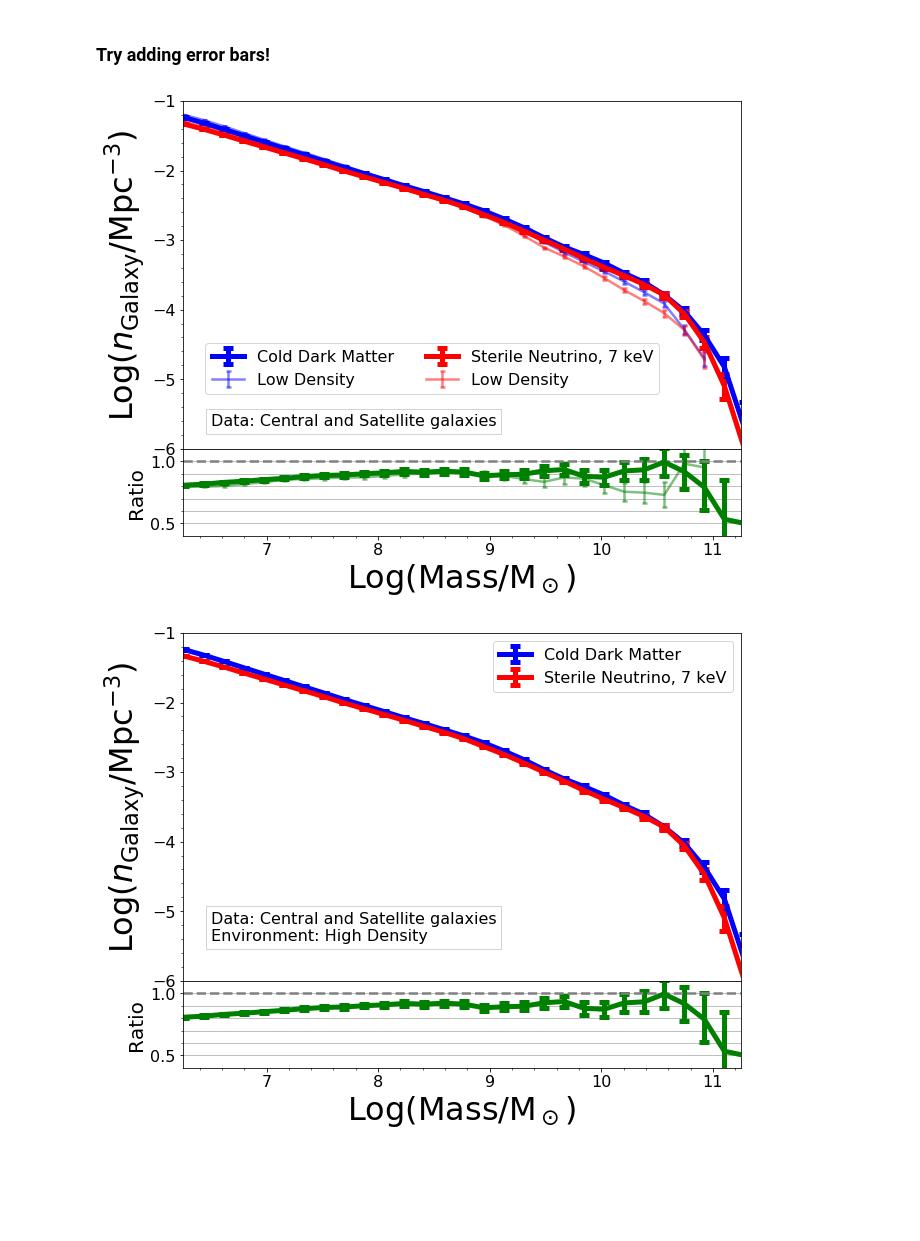
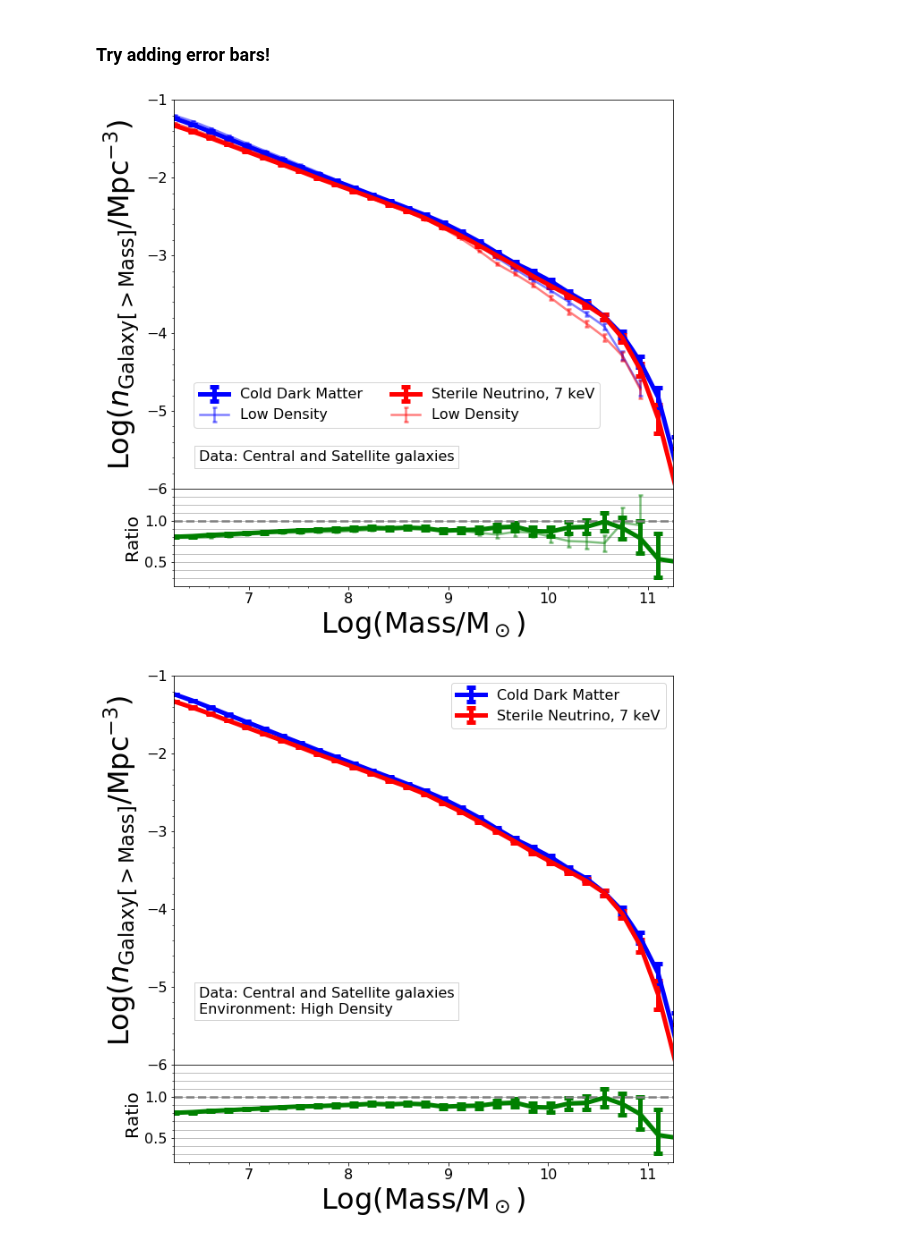
Before and after one commit to mshiferaw/WDM, a Jupyter notebook: Summer 2020/0 Environment_Galaxies_Part3.ipynb, the cells around one changed output. Cells and saved outputs as stored; diff of their text form; code cells hidden in the pictures; blank space fills up the shorter version.

```diff
--- a/Summer 2020/0 Environment_Galaxies_Part3.ipynb
+++ b/Summer 2020/0 Environment_Galaxies_Part3.ipynb
@@ -797,7 +797,7 @@ n_wdm_low = N_wdm_low/volume
 textstr = 'Data: Central and Satellite galaxies'
 props = dict(facecolor='none', edgecolor='lightgrey', pad = 5.0)
 
-plt.figure(figsize=(10,8))
+plt.figure(figsize=(10,10))
 grid = gridspec.GridSpec(2,1, height_ratios = [4,1])
 grid.update(hspace = 0)
 grid0 = plt.subplot(grid[0])
@@ -806,36 +806,36 @@ grid1 = plt.subplot(grid[1])
 grid0.errorbar(np.log10(bins[:-1]),np.log10(n_cdm_top),yerr=[low_lim_cdm_top,up_lim_cdm_top],
                capsize = 5,capthick = 5,label = "Cold Dark Matter",linewidth = 5,color = "blue")
 grid0.errorbar(np.log10(bins[:-1]),np.log10(n_cdm_low),yerr = [low_lim_cdm_low,up_lim_cdm_low],
                capsize = 2.5,capthick = 2.5,label = "Low Density",linewidth = 2.5, color = "blue",alpha = 0.5)
 grid0.errorbar(np.log10(bins[:-1]),np.log10(n_wdm_top),yerr = [low_lim_wdm_top,up_lim_wdm_top],
                capsize = 5,capthick = 5,label = "Sterile Neutrino, 7 keV",linewidth = 5,color = "red")
 grid0.errorbar(np.log10(bins[:-1]),np.log10(n_wdm_low),yerr = [low_lim_wdm_low,up_lim_wdm_low],
                capsize = 2.5,capthick = 2.5,label = "Low Density",linewidth = 2.5, color = "red",alpha = 0.5)
-grid0.set_ylabel(r"Log($n_{\rm {Galaxy}}$/Mpc$^{-3}$)", fontsize = 32)
+grid0.set_ylabel(r"Log($n_{\rm {Galaxy[>Mass]}}$/Mpc$^{-3}$)", fontsize = 32)
 grid0.legend(fontsize=16,loc=[0.0405,0.1575],ncol=2) # [0.09,0.17] [0.15, 0.175]
 grid0.minorticks_on()
 grid0.tick_params(labelsize=16)
 grid0.set_ylim(-6, -1)
 grid0.set_xlim(6.25, 11.25)
 grid0.text(0.05, 0.1, textstr, transform=grid0.transAxes, fontsize=16, verticalalignment='top', bbox=props)
 
 grid1.errorbar(np.log10(bins[:-1]), ratio_top, yerr = [low_lim_ratio_top, up_lim_ratio_top],
                capsize = 5, capthick = 5, linewidth = 5, color = "green")
 grid1.errorbar(np.log10(bins[:-1]), ratio_low, yerr = [low_lim_ratio_low, up_lim_ratio_low],
                capsize = 2.5, capthick = 2.5, linewidth = 2.5, color = "green", alpha = 0.5)
 grid1.set_xlabel("Log(Mass/M$_\odot$)", fontsize = 32)
 grid1.set_ylabel("Ratio", fontsize = 20)
 grid1.axhline(y = 1, color = "grey", ls = "--", linewidth = 2.5)
 grid1.minorticks_on()
 grid1.tick_params(labelsize=16)
-grid1.set_ylim(0.4, 1.1)
+grid1.set_ylim(0.2, 1.4)
 grid1.set_xlim(6.25, 11.25)
 grid1.yaxis.grid(which = "both")
 
 plt.savefig('Images/Summer2020/CSMF_Reverse.pdf')
 plt.show()
 # %% [output]
-[figure, old version]
+[figure, new version]
 # %%
 # line plot of histogram
 
@@ -848,7 +848,7 @@ textstr = '\n'.join((
     r'Environment: High Density'))
 props = dict(facecolor='none', edgecolor='lightgrey', pad = 5.0)
 
-plt.figure(figsize=(10,8))
+plt.figure(figsize=(10,10))
 grid = gridspec.GridSpec(2,1, height_ratios = [4,1])
 grid.update(hspace = 0)
 grid0 = plt.subplot(grid[0])
@@ -858,7 +858,7 @@ grid0.errorbar(np.log10(bins[:-1]),np.log10(n_cdm),yerr=[low_lim_cdm_top,up_lim_
                capsize = 5,capthick = 5,label = "Cold Dark Matter",linewidth = 5,color = "blue")
 grid0.errorbar(np.log10(bins[:-1]),np.log10(n_wdm),yerr = [low_lim_wdm_top,up_lim_wdm_top],
                capsize = 5,capthick = 5,label = "Sterile Neutrino, 7 keV",linewidth = 5,color = "red")
-grid0.set_ylabel(r"Log($n_{\rm {Galaxy}}$/Mpc$^{-3}$)", fontsize = 32)
+grid0.set_ylabel(r"Log($n_{\rm {Galaxy[>Mass]}}$/Mpc$^{-3}$)", fontsize = 32)
 grid0.legend(fontsize=16) # [0.09,0.17] [0.15, 0.175]
 grid0.minorticks_on()
 grid0.tick_params(labelsize=16)
@@ -873,14 +873,14 @@ grid1.set_ylabel("Ratio", fontsize = 20)
 grid1.axhline(y = 1, color = "grey", ls = "--", linewidth = 2.5)
 grid1.minorticks_on()
 grid1.tick_params(labelsize=16)
-grid1.set_ylim(0.4, 1.1)
+grid1.set_ylim(0.2, 1.4)
 grid1.set_xlim(6.25, 11.25)
 grid1.yaxis.grid(which = "both")
 
 plt.savefig('Images/Summer2020/CSMF_High.pdf')
 plt.show()
 # %% [output]
-[figure, old version]
+[figure, new version]
 # %%
 # line plot of histogram
 
```
Also changed, not shown: parts of 2 cells of this notebook.
